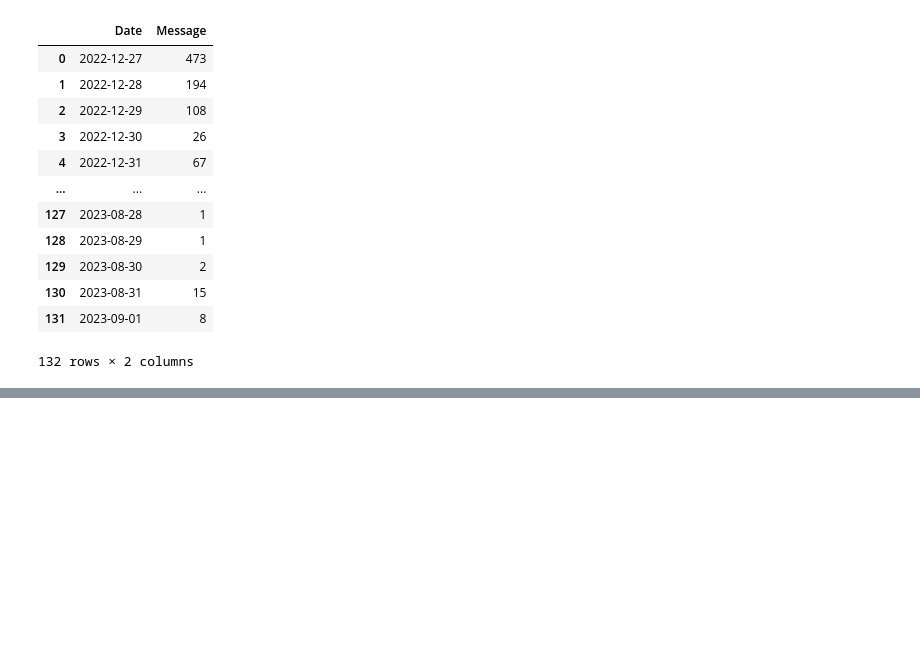
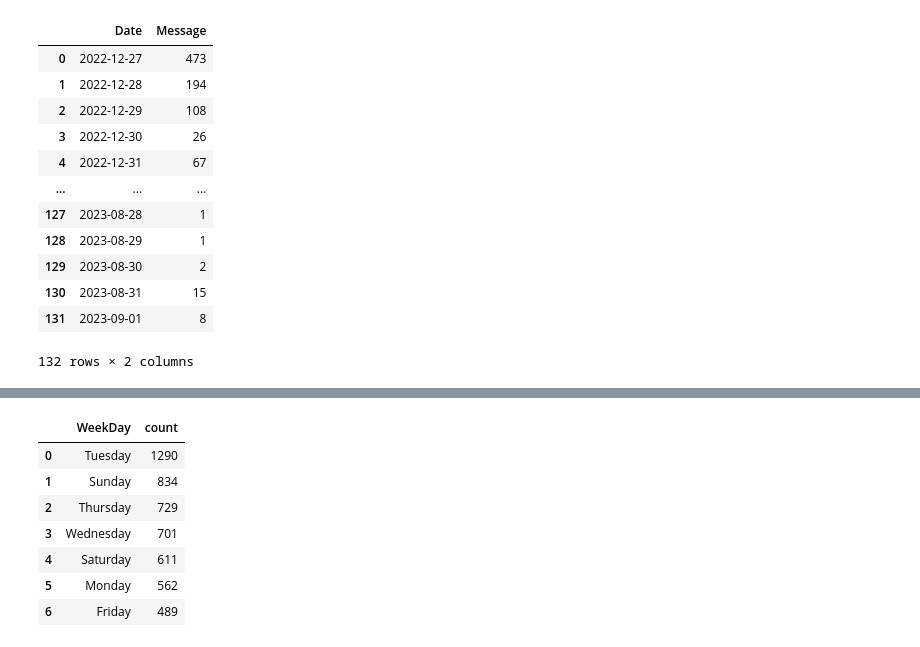
Before and after one commit to mr-ayush-agrawal/WhatsApp_Chat_Analyser, a Jupyter notebook: Analysing.ipynb, the cells around one changed output, grey strips where cells are left out. Saved outputs shown, nothing was run; the diff lists cells and outputs as text; code cells hidden in the pictures; blank space fills up the shorter version.

```diff
--- a/Analysing.ipynb
+++ b/Analysing.ipynb
@@ -316,0 +347,11 @@ plt.show()
+# %%
+Data['WeekDay'].value_counts().reset_index()
+# %% [output]
+|  | WeekDay | count |
+| 0 | Tuesday | 1290 |
+| 1 | Sunday | 834 |
+| 2 | Thursday | 729 |
+| 3 | Wednesday | 701 |
+| 4 | Saturday | 611 |
+| 5 | Monday | 562 |
+| 6 | Friday | 489 |
```
Also changed, not shown: parts of 8 cells of this notebook, 3 other files.
